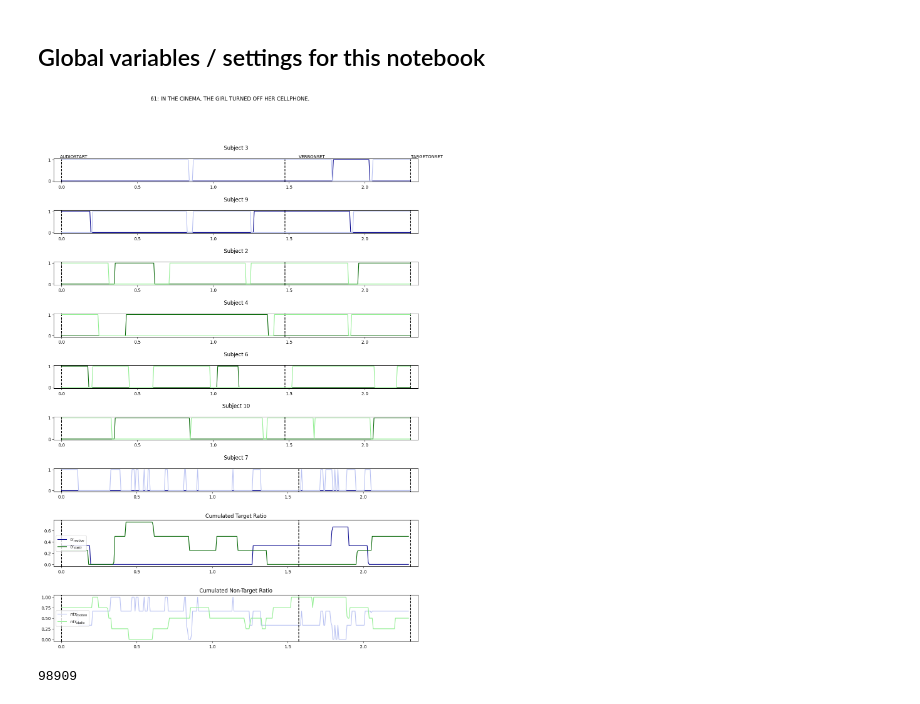
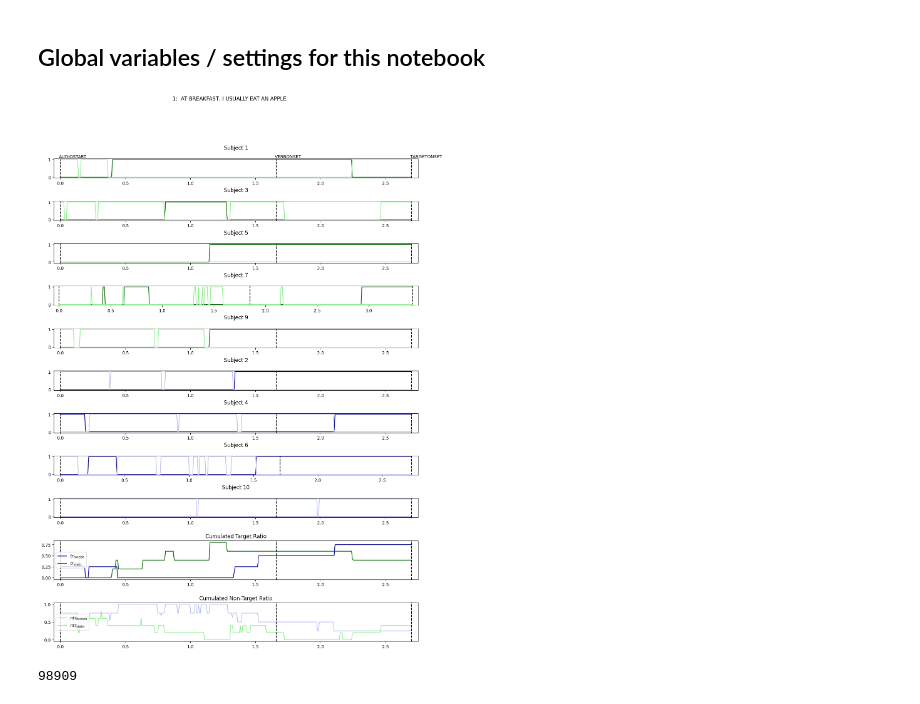
Before and after one commit to cleresk/sub-team-cat, a Jupyter notebook: scripts/analysis-global.ipynb, the cells around one changed output. Drawn from its saved outputs; the diff is of its cells as text; code cells hidden in the pictures.

```diff
--- a/scripts/analysis-global.ipynb
+++ b/scripts/analysis-global.ipynb
@@ -25,7 +25,7 @@ display = {"width": 1920, "height": 1080}
 plt_folder_name = f'..\\plots\\global'# Define the global folder name
 # %%
 # enter subject id of participants you want to include in the global analysis
-global_analysis_subjects = [3, 9, 2, 4, 6, 10, 7]
+global_analysis_subjects = [1, 3, 5, 7, 9, 2, 4, 6, 10]
 # %%
 subj_list = []
 for subj in global_analysis_subjects:
@@ -239,35 +239,35 @@ def calc_tr_ntr(data, highlight, sentence_id):
     ax[li].plot(motion["TIME"], motion["TR"]/motion_num, label="$tr_{motion}$", color = "darkblue")
     ax[li].plot(static["TIME"], static["TR"]/static_num, label="$tr_{static}$", color = "darkgreen")
 
     ax[li].axvline(x = 0, linestyle='--', color = 'grey' if 'a' in highlight else 'k')
     ax[li].axvline(x = subj_verbonset, linestyle='--', color = 'grey' if 'a' in highlight else 'k')
     ax[li].axvline(x = subj_targetonset, linestyle='--', color = 'grey' if 'a' in highlight else 'k')
     ax[li].set_xlim((-.05, subj_targetonset+.05))
     ax[li].legend(loc="center left")
 
     # cummulated plot ntr
     ax[li+1].set_title(f"Cumulated Non-Target Ratio")
 
     ax[li+1].plot(motion["TIME"], motion["NTR"]/motion_num, label="$ntr_{motion}$", color = "#b8c1f2")
     ax[li+1].plot(static["TIME"], static["NTR"]/static_num, label="$ntr_{static}$", color = "lightgreen")
 
     ax[li+1].axvline(x = 0, linestyle='--', color = 'grey' if 'a' in highlight else 'k')
     ax[li+1].axvline(x = subj_verbonset, linestyle='--', color = 'grey' if 'a' in highlight else 'k')
     ax[li+1].axvline(x = subj_targetonset, linestyle='--', color = 'grey' if 'a' in highlight else 'k')
     ax[li+1].set_xlim((-.05, subj_targetonset+.05))
     ax[li+1].legend(loc="center left")
 
     fig.suptitle(f"{sentence_id}: {stc}")
 
     plt.show()
 
     # save plot to assets
     fig.savefig(f'{plt_folder_name}/4-analysis-metrics_{str(sentence_id)}.png')
 
 
-calc_tr_ntr(data, "", 61)
+calc_tr_ntr(data, "", 1)
 # %% [output]
-[figure, old version]
+[figure, new version]
 # %%
 print(len(data.query("SUBJECT==10")))
 # %% [output]
```
Also changed, not shown: parts of 9 cells of this notebook, 23 other files.
